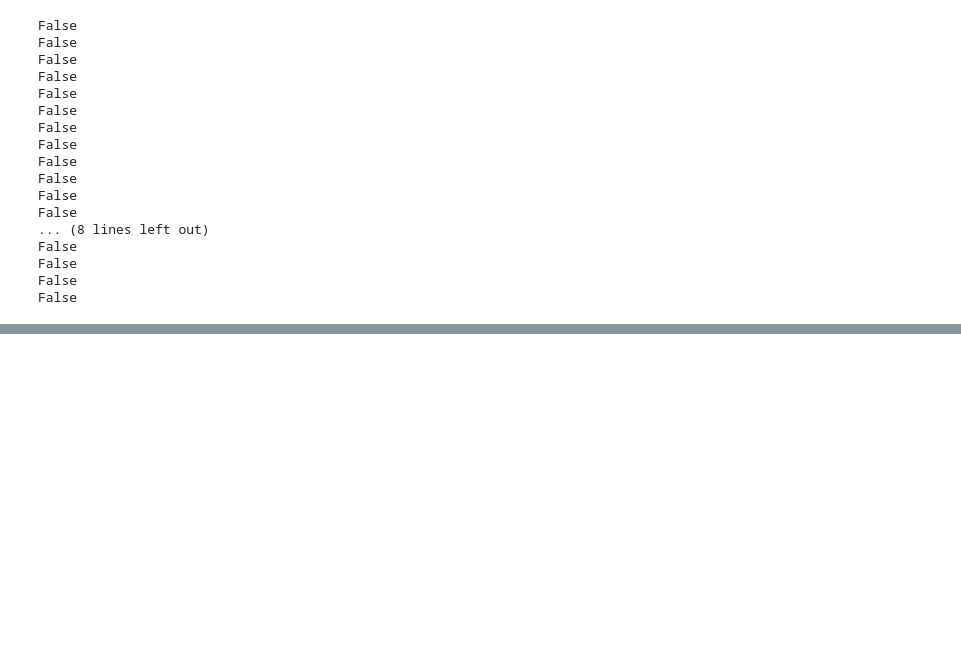
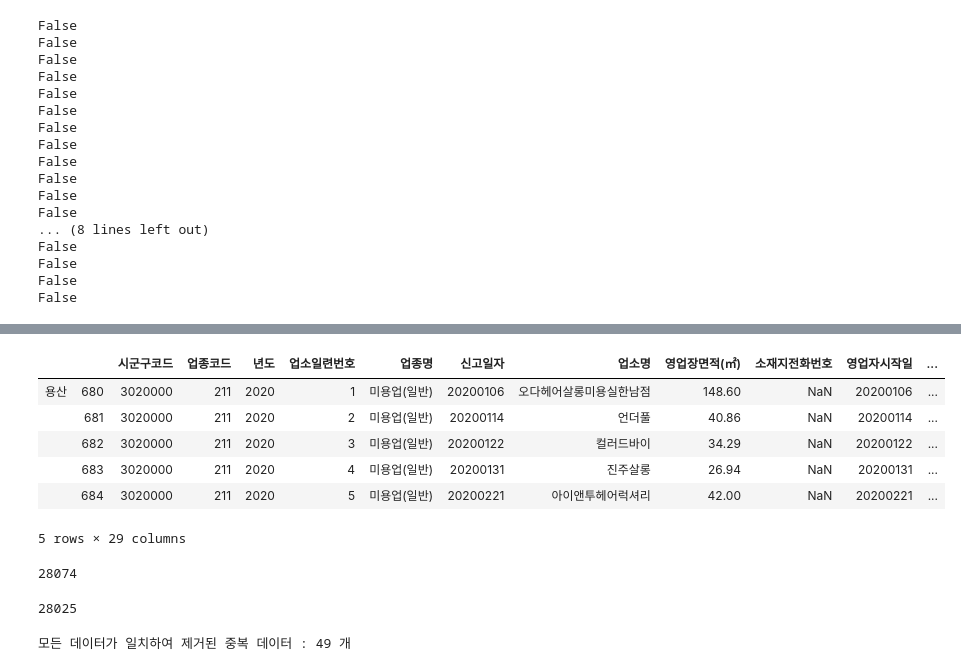
Before and after one commit to DongWon-Sehr/project_marytalk, a Jupyter notebook: dataset/서울시 미용실 데이터 전처리 - 서동원 (20200321).ipynb, the cells around one changed output, grey strips where cells are left out. Cells and saved outputs as stored; diff of their text form; code cells hidden in the pictures; blank space fills up the shorter version.

```diff
--- a/dataset/서울시 미용실 데이터 전처리 - 서동원 (20200321).ipynb
+++ b/dataset/서울시 미용실 데이터 전처리 - 서동원 (20200321).ipynb
@@ -154,5 +143,0 @@ Index(['시군구코드', '업종코드', '년도', '업소일련번호', '업
-# %%
-# df_list에 저장된 모든 DF에 '지역'컬럼 추가하기
-for i, df in enumerate(df_list):
-    df_list[i] = df_list[i].reindex(columns=col.insert(0, '지역')) # '지역' 컬럼을 col에 추가해서 reindexing 하기
-    df_list[i]['지역'] = district_list[i] # 생성된 '지역' 컬럼에 지역명(한글) 대입
@@ -289,0 +144,4 @@ len(df_modified[df_modified.duplicated(['업소명'])])
+# %%
+# df_list에 저장된 모든 DF에 '지역' 상위 인덱스 추가하기
+for i, df in enumerate(df_list):
+    df_list[i].index = [[district_list[i]]*len(df_list[i]), df_list[i].index]
@@ -289,0 +160,17 @@ len(df_modified[df_modified.duplicated(['업소명'])])
+# %%
+# df_list에 담긴 DF를 concat() 함수로 합치기
+df_all = pd.concat(df_list)
+df_all.tail() # 마지막 5개 데이터 확인
+# %% [output]
+|  |  | 시군구코드 | 업종코드 | 년도 | 업소일련번호 | 업종명 | 신고일자 | 업소명 | 영업장면적(㎡) | 소재지전화번호 | 영업자시작일 | ... |
+| 용산 | 680 | 3020000 | 211 | 2020 | 1 | 미용업(일반) | 20200106 | 오다헤어살롱미용실한남점 | 148.60 | NaN | 20200106 | ... |
+|  | 681 | 3020000 | 211 | 2020 | 2 | 미용업(일반) | 20200114 | 언더풀 | 40.86 | NaN | 20200114 | ... |
+|  | 682 | 3020000 | 211 | 2020 | 3 | 미용업(일반) | 20200122 | 컬러드바이 | 34.29 | NaN | 20200122 | ... |
+|  | 683 | 3020000 | 211 | 2020 | 4 | 미용업(일반) | 20200131 | 진주살롱 | 26.94 | NaN | 20200131 | ... |
+|  | 684 | 3020000 | 211 | 2020 | 5 | 미용업(일반) | 20200221 | 아이앤투헤어럭셔리 | 42.00 | NaN | 20200221 | ... |
+5 rows × 29 columns
+# %%
+# 데이터 개수 확인
+len(df_all)
+# %% [output]
+28074
@@ -289,0 +180,14 @@ len(df_modified[df_modified.duplicated(['업소명'])])
+# %%
+# 모든 컬럼값이 중복인 row 제거
+df_all.drop_duplicates(keep='last', inplace=True)
+
+# 데이터 개수 확인
+len(df_all)
+# %% [output]
+28025
+# %%
+# 중복 제거 전 row 수 : 28074
+# 중복 제거 후 row 수 : 28025
+print('모든 데이터가 일치하여 제거된 중복 데이터 :', 28074-28025, '개')
+# %% [output]
+모든 데이터가 일치하여 제거된 중복 데이터 : 49 개
```
Also changed, not shown: parts of 38 cells of this notebook.
